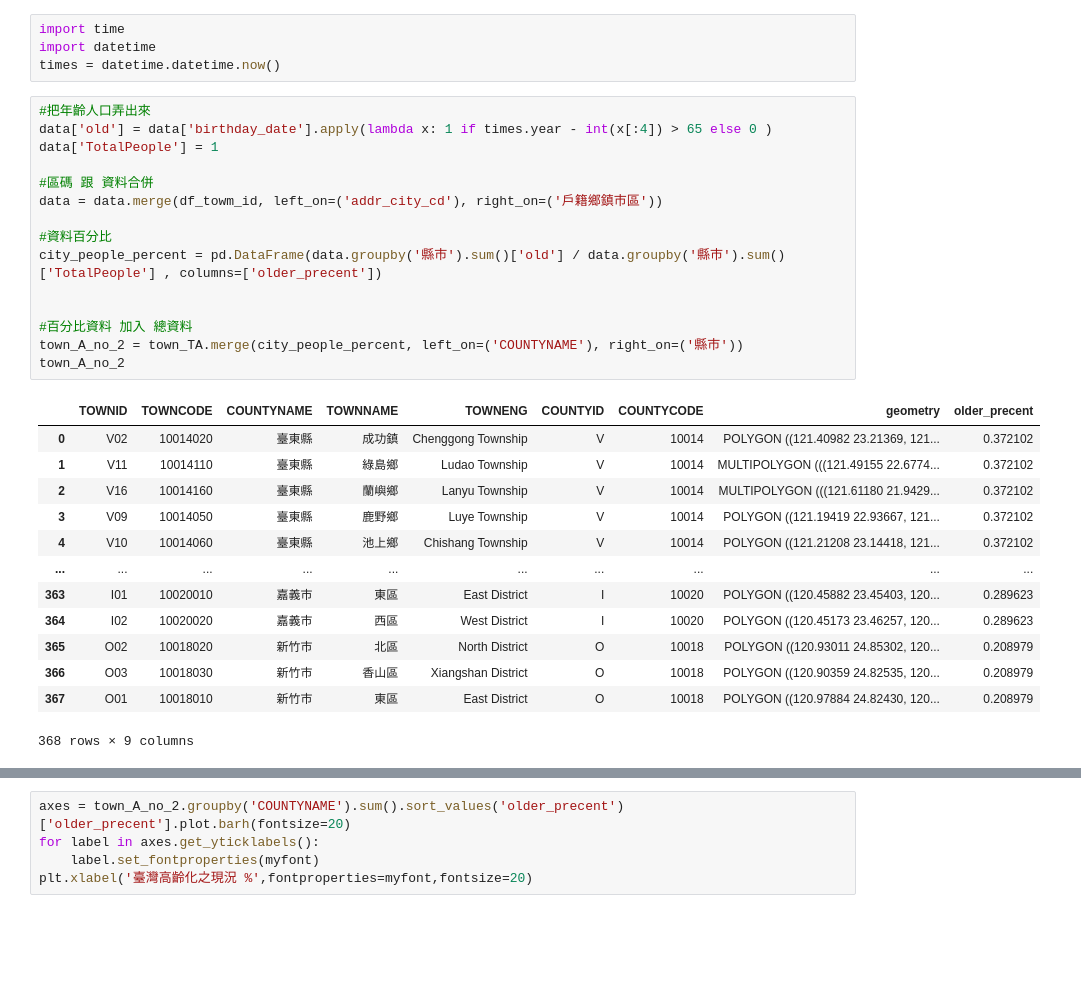
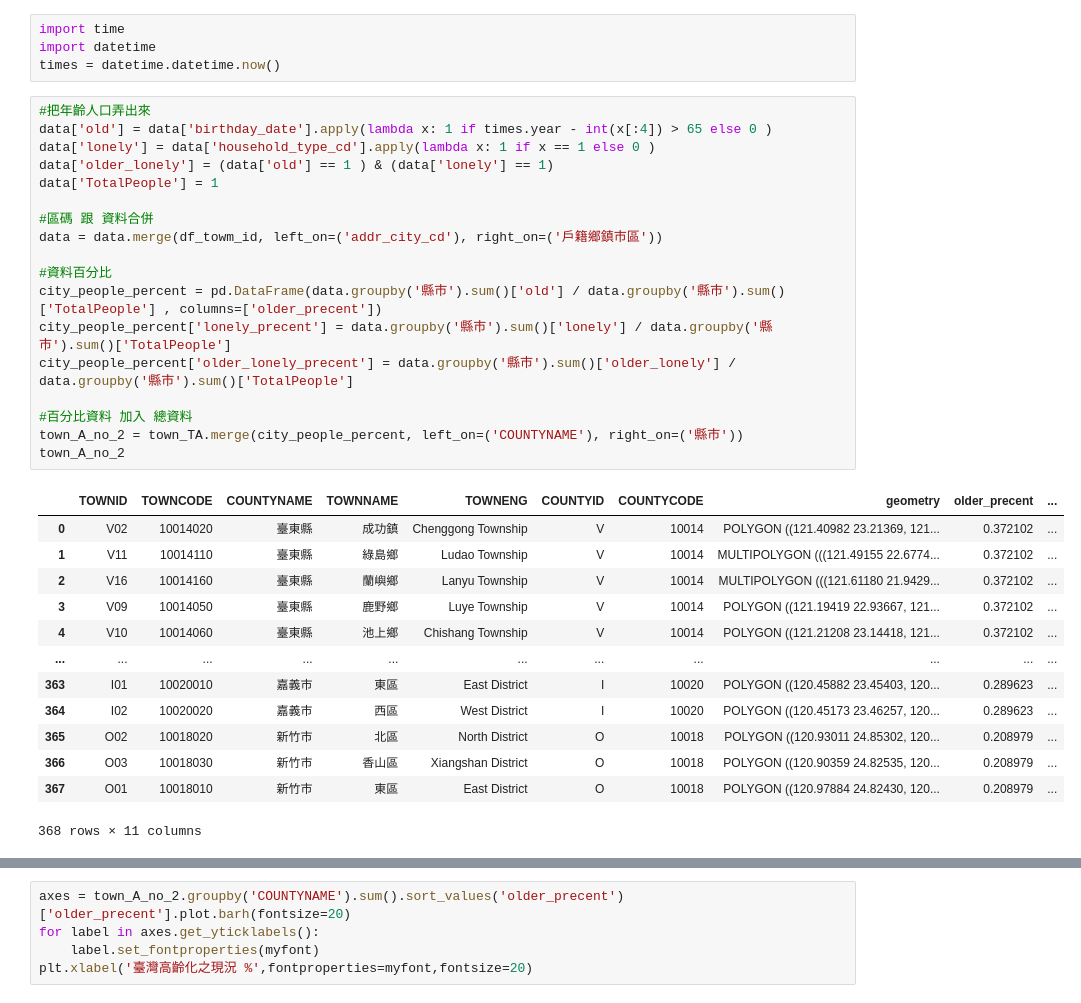
Before and after one commit to yee23456/AI_problem_analysis, a Jupyter notebook: 作業一.ipynb, the cells around one changed output, grey strips where cells are left out. Cells and saved outputs as stored; diff of their text form; blank space fills up the shorter version.

```diff
--- a/作業一.ipynb
+++ b/作業一.ipynb
@@ -166,32 +166,35 @@ times = datetime.datetime.now()
 # %%
 #把年齡人口弄出來
 data['old'] = data['birthday_date'].apply(lambda x: 1 if times.year - int(x[:4]) > 65 else 0 )
+data['lonely'] = data['household_type_cd'].apply(lambda x: 1 if x == 1 else 0 )
+data['older_lonely'] = (data['old'] == 1 ) & (data['lonely'] == 1)
 data['TotalPeople'] = 1
 
 #區碼 跟 資料合併
 data = data.merge(df_towm_id, left_on=('addr_city_cd'), right_on=('戶籍鄉鎮市區'))
 
 #資料百分比
 city_people_percent = pd.DataFrame(data.groupby('縣市').sum()['old'] / data.groupby('縣市').sum()['TotalPeople'] , columns=['older_precent'])
-
+city_people_percent['lonely_precent'] = data.groupby('縣市').sum()['lonely'] / data.groupby('縣市').sum()['TotalPeople']
+city_people_percent['older_lonely_precent'] = data.groupby('縣市').sum()['older_lonely'] / data.groupby('縣市').sum()['TotalPeople']
 
 #百分比資料 加入 總資料
 town_A_no_2 = town_TA.merge(city_people_percent, left_on=('COUNTYNAME'), right_on=('縣市'))
 town_A_no_2
 # %% [output]
-|  | TOWNID | TOWNCODE | COUNTYNAME | TOWNNAME | TOWNENG | COUNTYID | COUNTYCODE | geometry | older_precent |
-| 0 | V02 | 10014020 | 臺東縣 | 成功鎮 | Chenggong Township | V | 10014 | POLYGON ((121.40982 23.21369, 121... | 0.372102 |
-| 1 | V11 | 10014110 | 臺東縣 | 綠島鄉 | Ludao Township | V | 10014 | MULTIPOLYGON (((121.49155 22.6774... | 0.372102 |
-| 2 | V16 | 10014160 | 臺東縣 | 蘭嶼鄉 | Lanyu Township | V | 10014 | MULTIPOLYGON (((121.61180 21.9429... | 0.372102 |
-| 3 | V09 | 10014050 | 臺東縣 | 鹿野鄉 | Luye Township | V | 10014 | POLYGON ((121.19419 22.93667, 121... | 0.372102 |
-| 4 | V10 | 10014060 | 臺東縣 | 池上鄉 | Chishang Township | V | 10014 | POLYGON ((121.21208 23.14418, 121... | 0.372102 |
-| ... | ... | ... | ... | ... | ... | ... | ... | ... | ... |
-| 363 | I01 | 10020010 | 嘉義市 | 東區 | East District | I | 10020 | POLYGON ((120.45882 23.45403, 120... | 0.289623 |
-| 364 | I02 | 10020020 | 嘉義市 | 西區 | West District | I | 10020 | POLYGON ((120.45173 23.46257, 120... | 0.289623 |
-| 365 | O02 | 10018020 | 新竹市 | 北區 | North District | O | 10018 | POLYGON ((120.93011 24.85302, 120... | 0.208979 |
-| 366 | O03 | 10018030 | 新竹市 | 香山區 | Xiangshan District | O | 10018 | POLYGON ((120.90359 24.82535, 120... | 0.208979 |
-| 367 | O01 | 10018010 | 新竹市 | 東區 | East District | O | 10018 | POLYGON ((120.97884 24.82430, 120... | 0.208979 |
+|  | TOWNID | TOWNCODE | COUNTYNAME | TOWNNAME | TOWNENG | COUNTYID | COUNTYCODE | geometry | older_precent | ... |
+| 0 | V02 | 10014020 | 臺東縣 | 成功鎮 | Chenggong Township | V | 10014 | POLYGON ((121.40982 23.21369, 121... | 0.372102 | ... |
+| 1 | V11 | 10014110 | 臺東縣 | 綠島鄉 | Ludao Township | V | 10014 | MULTIPOLYGON (((121.49155 22.6774... | 0.372102 | ... |
+| 2 | V16 | 10014160 | 臺東縣 | 蘭嶼鄉 | Lanyu Township | V | 10014 | MULTIPOLYGON (((121.61180 21.9429... | 0.372102 | ... |
+| 3 | V09 | 10014050 | 臺東縣 | 鹿野鄉 | Luye Township | V | 10014 | POLYGON ((121.19419 22.93667, 121... | 0.372102 | ... |
+| 4 | V10 | 10014060 | 臺東縣 | 池上鄉 | Chishang Township | V | 10014 | POLYGON ((121.21208 23.14418, 121... | 0.372102 | ... |
+| ... | ... | ... | ... | ... | ... | ... | ... | ... | ... | ... |
+| 363 | I01 | 10020010 | 嘉義市 | 東區 | East District | I | 10020 | POLYGON ((120.45882 23.45403, 120... | 0.289623 | ... |
+| 364 | I02 | 10020020 | 嘉義市 | 西區 | West District | I | 10020 | POLYGON ((120.45173 23.46257, 120... | 0.289623 | ... |
+| 365 | O02 | 10018020 | 新竹市 | 北區 | North District | O | 10018 | POLYGON ((120.93011 24.85302, 120... | 0.208979 | ... |
+| 366 | O03 | 10018030 | 新竹市 | 香山區 | Xiangshan District | O | 10018 | POLYGON ((120.90359 24.82535, 120... | 0.208979 | ... |
+| 367 | O01 | 10018010 | 新竹市 | 東區 | East District | O | 10018 | POLYGON ((120.97884 24.82430, 120... | 0.208979 | ... |
-368 rows × 9 columns
+368 rows × 11 columns
 # %%
 SA=town_A_no_2.plot(column='older_precent',cmap='Blues', legend=True)
 SA.set_xlim(119.5, 122.5)
```
Also changed, not shown: parts of 8 cells of this notebook.
